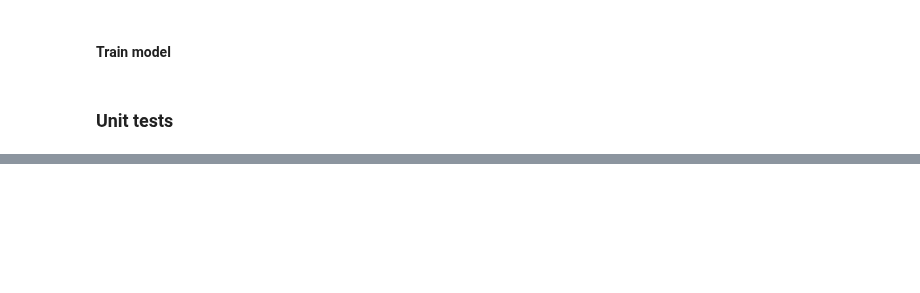
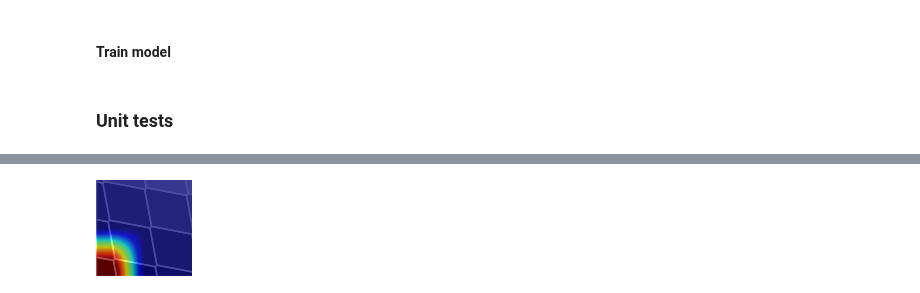
Before and after one commit to KREFT-QS-13/learning-QDs-parameters, a Jupyter notebook: example.ipynb, the cells around one changed output, grey strips where cells are left out. Saved outputs shown, nothing was run; the diff lists cells and outputs as text; code cells hidden in the pictures; blank space fills up the shorter version.

```diff
--- a/example.ipynb
+++ b/example.ipynb
@@ -104,0 +173,4 @@ if c.K == 2:
+# %%
+gradcam_overlay
+# %% [output]
+[figure, added]
```
Also changed, not shown: parts of 25 cells of this notebook, 6 other files.
